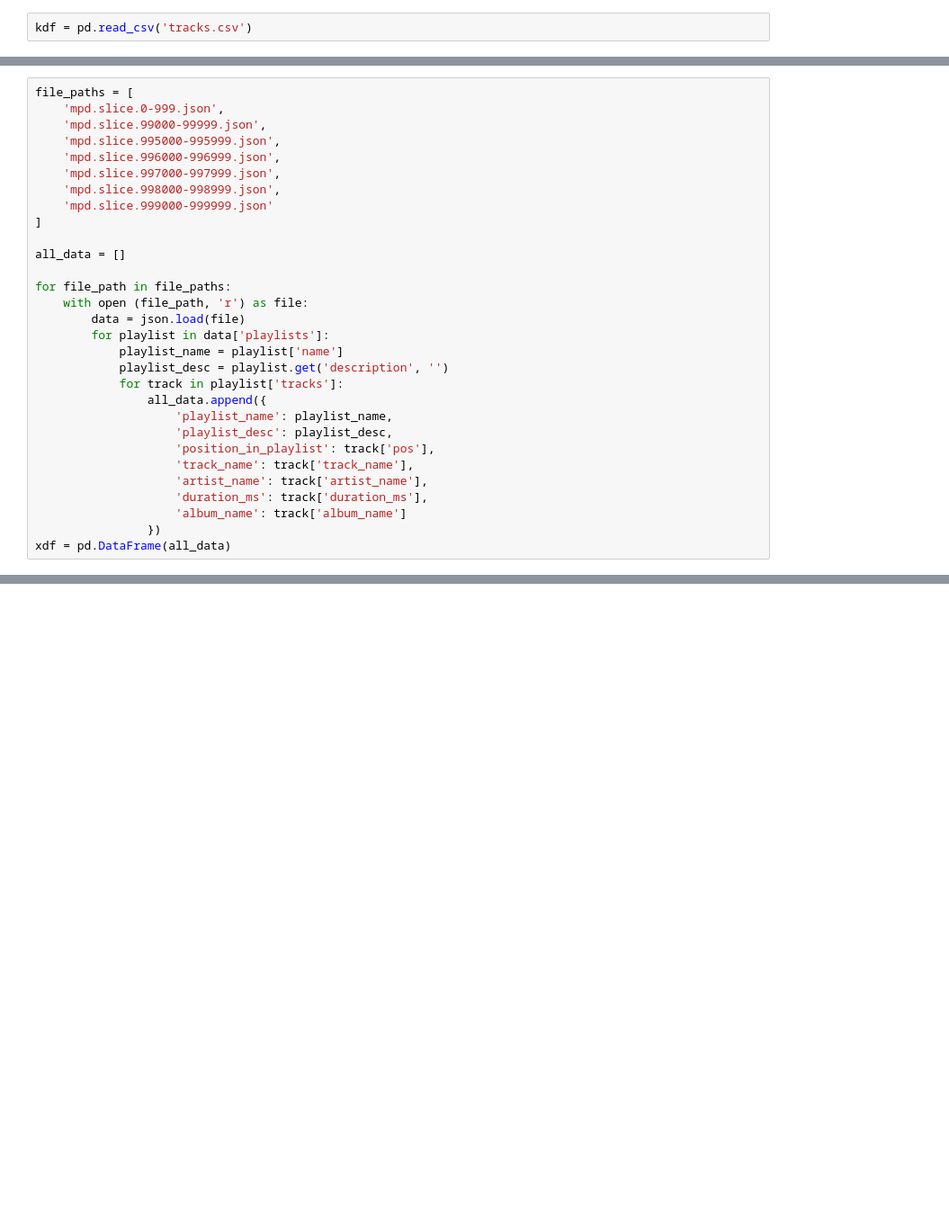
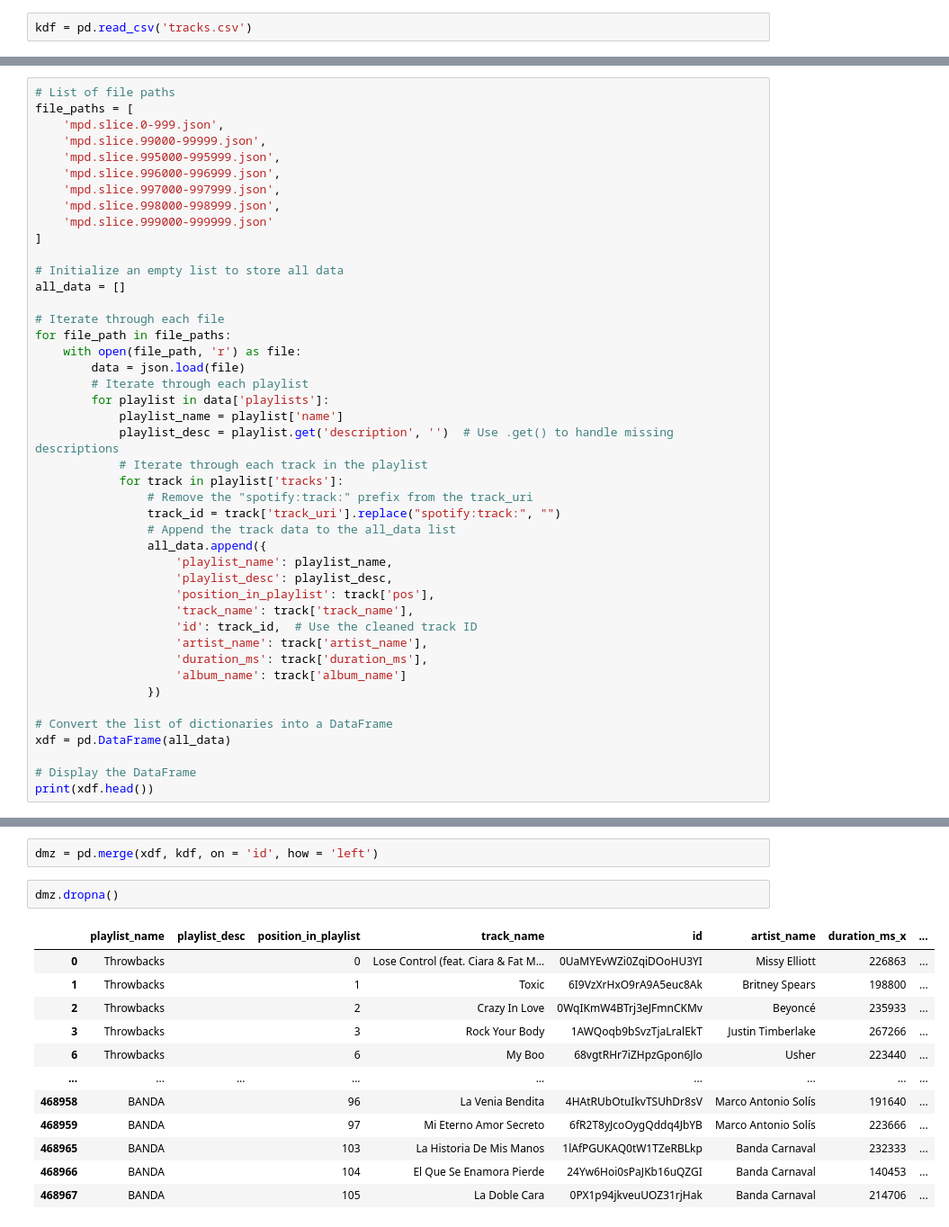
Before and after one commit to whoshilo/ML2, a Jupyter notebook: Carti/Million2.ipynb, the cells around one changed output, grey strips where cells are left out. Shown: that part at 90% size. Drawn from its saved outputs; the diff is of its cells as text; blank space fills up the shorter version.

```diff
--- a/Carti/Million2.ipynb
+++ b/Carti/Million2.ipynb
@@ -6,4 +28,5 @@ kdf = pd.read_csv('tracks.csv')
 # %%
+# List of file paths
 file_paths = [
     'mpd.slice.0-999.json',
     'mpd.slice.99000-99999.json',
@@ -14,22 +37,35 @@ file_paths = [
     'mpd.slice.999000-999999.json'
 ]
 
+# Initialize an empty list to store all data
 all_data = []
 
+# Iterate through each file
 for file_path in file_paths:
-    with open (file_path, 'r') as file:
+    with open(file_path, 'r') as file:
         data = json.load(file)
+        # Iterate through each playlist
         for playlist in data['playlists']:
             playlist_name = playlist['name']
-            playlist_desc = playlist.get('description', '')
+            playlist_desc = playlist.get('description', '')  # Use .get() to handle missing descriptions
+            # Iterate through each track in the playlist
             for track in playlist['tracks']:
+                # Remove the "spotify:track:" prefix from the track_uri
+                track_id = track['track_uri'].replace("spotify:track:", "")
+                # Append the track data to the all_data list
                 all_data.append({
                     'playlist_name': playlist_name,
                     'playlist_desc': playlist_desc,
                     'position_in_playlist': track['pos'],
                     'track_name': track['track_name'],
+                    'id': track_id,  # Use the cleaned track ID
                     'artist_name': track['artist_name'],
                     'duration_ms': track['duration_ms'],
                     'album_name': track['album_name']
                 })
+
+# Convert the list of dictionaries into a DataFrame
 xdf = pd.DataFrame(all_data)
+
+# Display the DataFrame
+print(xdf.head())
@@ -51,0 +130,17 @@ xdf
+# %%
+dmz = pd.merge(xdf, kdf, on = 'id', how = 'left')
+# %%
+dmz.dropna()
+# %% [output]
+|  | playlist_name | playlist_desc | position_in_playlist | track_name | id | artist_name | duration_ms_x | ... |
+| 0 | Throwbacks |  | 0 | Lose Control (feat. Ciara & Fat M... | 0UaMYEvWZi0ZqiDOoHU3YI | Missy Elliott | 226863 | ... |
+| 1 | Throwbacks |  | 1 | Toxic | 6I9VzXrHxO9rA9A5euc8Ak | Britney Spears | 198800 | ... |
+| 2 | Throwbacks |  | 2 | Crazy In Love | 0WqIKmW4BTrj3eJFmnCKMv | Beyoncé | 235933 | ... |
+| 3 | Throwbacks |  | 3 | Rock Your Body | 1AWQoqb9bSvzTjaLralEkT | Justin Timberlake | 267266 | ... |
+| 6 | Throwbacks |  | 6 | My Boo | 68vgtRHr7iZHpzGpon6Jlo | Usher | 223440 | ... |
+| ... | ... | ... | ... | ... | ... | ... | ... | ... |
+| 468958 | BANDA |  | 96 | La Venia Bendita | 4HAtRUbOtuIkvTSUhDr8sV | Marco Antonio Solís | 191640 | ... |
+| 468959 | BANDA |  | 97 | Mi Eterno Amor Secreto | 6fR2T8yJcoOygQddq4JbYB | Marco Antonio Solís | 223666 | ... |
+| 468965 | BANDA |  | 103 | La Historia De Mis Manos | 1lAfPGUKAQ0tW1TZeRBLkp | Banda Carnaval | 232333 | ... |
+| 468966 | BANDA |  | 104 | El Que Se Enamora Pierde | 24Yw6Hoi0sPaJKb16uQZGI | Banda Carnaval | 140453 | ... |
+| 468967 | BANDA |  | 105 | La Doble Cara | 0PX1p94jkveuUOZ31rjHak | Banda Carnaval | 214706 | ... |
```
Also changed, not shown: parts of 16 cells of this notebook, 1 other file.
